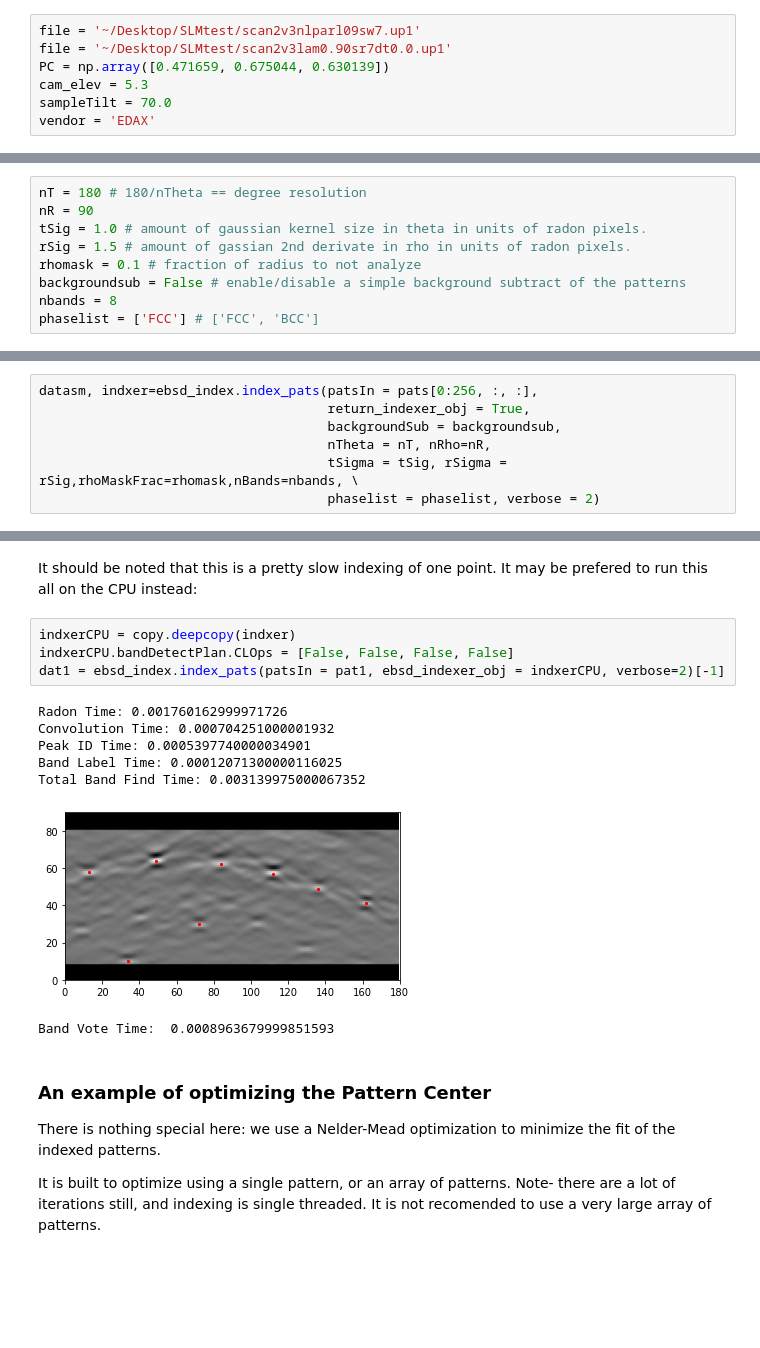
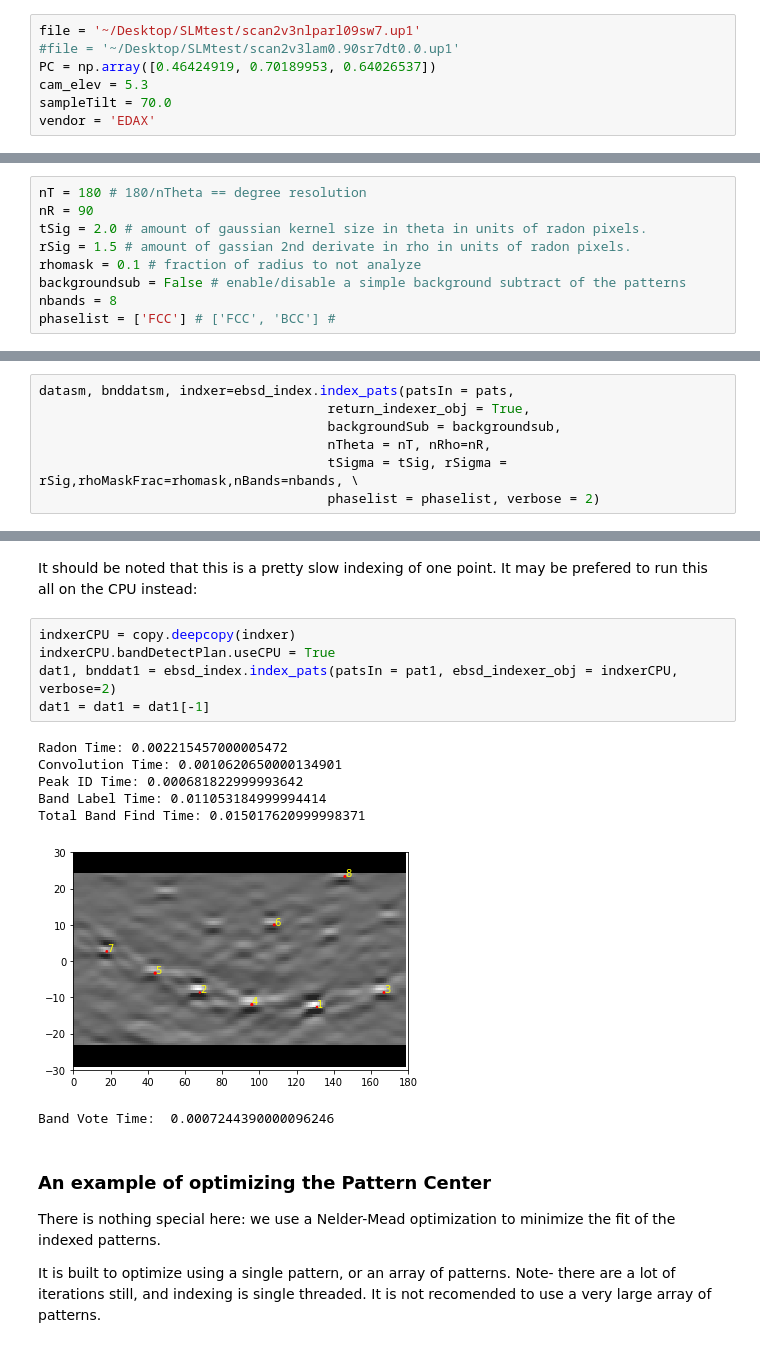
Before and after one commit to USNavalResearchLaboratory/PyEBSDIndex, a Jupyter notebook: doc/ebsd_index_demo.ipynb, the cells around one changed output, grey strips where cells are left out. Saved outputs shown, nothing was run; the diff lists cells and outputs as text; blank space fills up the shorter version.

```diff
--- a/doc/ebsd_index_demo.ipynb
+++ b/doc/ebsd_index_demo.ipynb
@@ -16,8 +16,8 @@ Currently the only types of files that can be indexed are the EDAX UP1/2 files.
 Define the environmental conditions of the data collection
 # %%
 file = '~/Desktop/SLMtest/scan2v3nlparl09sw7.up1'
-file = '~/Desktop/SLMtest/scan2v3lam0.90sr7dt0.0.up1'
-PC = np.array([0.471659, 0.675044, 0.630139])
+#file = '~/Desktop/SLMtest/scan2v3lam0.90sr7dt0.0.up1'
+PC = np.array([0.46424919, 0.70189953, 0.64026537])
 cam_elev = 5.3
 sampleTilt = 70.0
 vendor = 'EDAX'
@@ -26,12 +26,12 @@ Define the radon and indexing parameters
 # %%
 nT = 180 # 180/nTheta == degree resolution
 nR = 90
-tSig = 1.0 # amount of gaussian kernel size in theta in units of radon pixels.
+tSig = 2.0 # amount of gaussian kernel size in theta in units of radon pixels.
 rSig = 1.5 # amount of gassian 2nd derivate in rho in units of radon pixels.
 rhomask = 0.1 # fraction of radius to not analyze
 backgroundsub = False # enable/disable a simple background subtract of the patterns
 nbands = 8
-phaselist = ['FCC'] # ['FCC', 'BCC']
+phaselist = ['FCC'] # ['FCC', 'BCC'] #
 # %% [markdown]
 Now initialize the indexer object.  It is easiest to run it over a 1000 patterns to give some idea of timing.
 Verbose = 1 is only timing, verbose = 2 is radon and peak ID image of last pattern, verbose = 0 nothing is reported.
@@ -106,7 +113,7 @@ float32
 # %% [markdown]
 If the array holds a small number of patterns that can all fit on the GPU at one time, one can avoid the distributed indexing method.  It should be noted that there is built in chuncking (set to fairly conservative limits) to the GPU when using *index_pats*, but no multi-processing of the band voting so it may take a long while.  Here we index just the first 256 patterns. (Note, one does not need to intitate a new indexer object if they have defined one above).
 # %%
-datasm, indxer=ebsd_index.index_pats(patsIn = pats[0:256, :, :],
+datasm, bnddatsm, indxer=ebsd_index.index_pats(patsIn = pats,
                                      return_indexer_obj = True,
                                      backgroundSub = backgroundsub,
                                      nTheta = nT, nRho=nR,
@@ -166,16 +175,17 @@ Band Vote Time:  0.0007615709999981846
 It should be noted that this is a pretty slow indexing of one point. It may be prefered to run this all on the CPU instead:
 # %%
 indxerCPU = copy.deepcopy(indxer)
-indxerCPU.bandDetectPlan.CLOps = [False, False, False, False]
-dat1 = ebsd_index.index_pats(patsIn = pat1, ebsd_indexer_obj = indxerCPU, verbose=2)[-1]
+indxerCPU.bandDetectPlan.useCPU = True
+dat1, bnddat1 = ebsd_index.index_pats(patsIn = pat1, ebsd_indexer_obj = indxerCPU, verbose=2)
+dat1 = dat1 = dat1[-1]
 # %% [output]
-Radon Time: 0.001760162999971726
-Convolution Time: 0.000704251000001932
-Peak ID Time: 0.0005397740000034901
-Band Label Time: 0.00012071300000116025
-Total Band Find Time: 0.003139975000067352
+Radon Time: 0.002215457000005472
+Convolution Time: 0.0010620650000134901
+Peak ID Time: 0.000681822999993642
+Band Label Time: 0.011053184999994414
+Total Band Find Time: 0.015017620999998371
-[figure, old version]
+[figure, new version]
-Band Vote Time:  0.0008963679999851593
+Band Vote Time:  0.0007244390000096246
 # %% [markdown]
 ### An example of optimizing the Pattern Center
 
```
Also changed, not shown: parts of 13 cells of this notebook, 12 other files.
